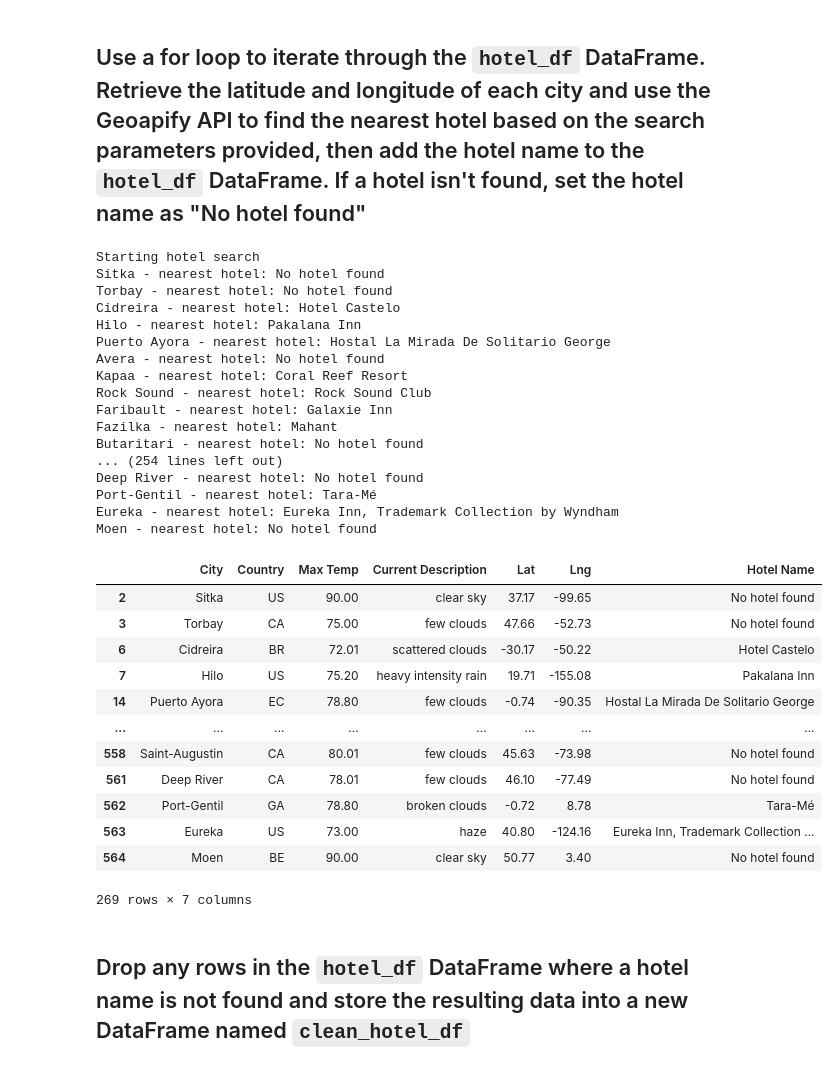
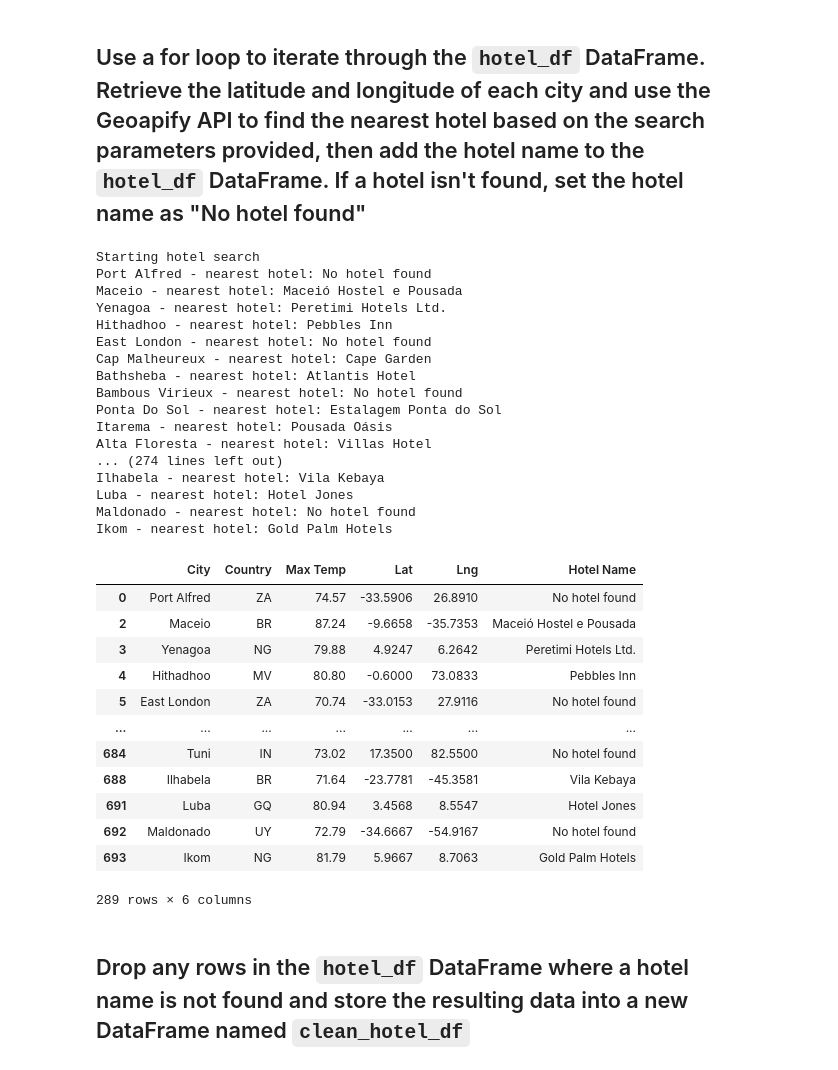
Before and after one commit to motoroid/API_Weather_Database, a Jupyter notebook: vacation_search/Vacation_Search.ipynb, the cells around one changed output. Drawn from its saved outputs; the diff is of its cells as text; code cells hidden in the pictures.

```diff
--- a/vacation_search/Vacation_Search.ipynb
+++ b/vacation_search/Vacation_Search.ipynb
@@ -136,6 +136,6 @@ clean_travel_cities.head()
 ## Use the `copy` Pandas function to create a new DataFrame, called `hotel_df`, by copying the following columns from the `clean_travel_cities` DataFrame: "City", "Country", "Max Temp", "Current Description", "Lat", "Lng"
 # %%
 # Create DataFrame called hotel_df to store hotel names along with city, country, max temp, and coordinates.
-hotel_df = clean_travel_cities.copy()
-columns = ["City", "Country","Max Temp","Current Description","Lat","Lng"]
+hotel_df = clean_travel_cities[["City", "Country","Max Temp","Lat","Lng"]].copy()
+hotel_df.head()
 # %% [output]
@@ -144,8 +149,9 @@ TypeError: 'DataFrame' object is not callable
 ## Add a new empty column named `Hotel Name` to the `hotel_df` DataFrame
 # %%
 # Create a new column "Hotel Name".
-# YOUR CODE HERE
+hotel_df["Hotel Name"]=""
+
 
 # Display sample data
-# YOUR CODE HERE
+hotel_df.head(10)
 # %% [output]
@@ -179,67 +185,67 @@ params = {
 print("Starting hotel search")
 
 # Iterate through the hotel_df DataFrame
 for index, row in hotel_df.iterrows():
     # Get latitude and longitude from DataFrame.
-    latitude = # YOUR CODE HERE
-    longitude = # YOUR CODE HERE
+    latitude = row["Lat"]
+    longitude = row["Lng"]
 
     # Add the current city's latitude and longitude to the params dictionary
     params["filter"] = f"circle:{longitude},{latitude},{radius}"
     params["bias"] = f"proximity:{longitude},{latitude}"
 
     # Set up the base URL for the Geoapify Places API.
     base_url = "https://api.geoapify.com/v2/places"
 
     # Make request and retrieve the JSON data by using the params dictionaty
-    name_address = # YOUR CODE HERE
+    name_address = requests.get(base_url, params=params)
 
     # Convert the API response to JSON format
-    name_address = # YOUR CODE HERE
+    name_address = name_address.json()
 
     # Get the first hotel from the results and store the name, if a hotel isn't found set the hotel name as "No hotel found".
     try:
-        hotel_df.loc[index, "Hotel Name"] = # YOUR CODE HERE
+        hotel_df.loc[index, "Hotel Name"] = name_address["features"][0]["properties"]["name"]
     except (KeyError, IndexError):
         # If no hotel is found, set the hotel name as "No hotel found".
         hotel_df.loc[index, "Hotel Name"] = "No hotel found"
 
     # Log the search results
     print(f"{hotel_df.loc[index, 'City']} - nearest hotel: {hotel_df.loc[index, 'Hotel Name']}")
 
 # Display sample data
 hotel_df
 # %% [output]
 Starting hotel search
-Sitka - nearest hotel: No hotel found
-Torbay - nearest hotel: No hotel found
-Cidreira - nearest hotel: Hotel Castelo
-Hilo - nearest hotel: Pakalana Inn
-Puerto Ayora - nearest hotel: Hostal La Mirada De Solitario George
-Avera - nearest hotel: No hotel found
-Kapaa - nearest hotel: Coral Reef Resort
-Rock Sound - nearest hotel: Rock Sound Club
-Faribault - nearest hotel: Galaxie Inn
-Fazilka - nearest hotel: Mahant
-Butaritari - nearest hotel: No hotel found
-... (254 lines left out)
-Deep River - nearest hotel: No hotel found
-Port-Gentil - nearest hotel: Tara-Mé
-Eureka - nearest hotel: Eureka Inn, Trademark Collection by Wyndham
-Moen - nearest hotel: No hotel found
+Port Alfred - nearest hotel: No hotel found
+Maceio - nearest hotel: Maceió Hostel e Pousada
+Yenagoa - nearest hotel: Peretimi Hotels Ltd.
+Hithadhoo - nearest hotel: Pebbles Inn
+East London - nearest hotel: No hotel found
+Cap Malheureux - nearest hotel: Cape Garden
+Bathsheba - nearest hotel: Atlantis Hotel
+Bambous Virieux - nearest hotel: No hotel found
+Ponta Do Sol - nearest hotel: Estalagem Ponta do Sol
+Itarema - nearest hotel: Pousada Oásis
+Alta Floresta - nearest hotel: Villas Hotel
+... (274 lines left out)
+Ilhabela - nearest hotel: Vila Kebaya
+Luba - nearest hotel: Hotel Jones
+Maldonado - nearest hotel: No hotel found
+Ikom - nearest hotel: Gold Palm Hotels
-|  | City | Country | Max Temp | Current Description | Lat | Lng | Hotel Name |
-| 2 | Sitka | US | 90.00 | clear sky | 37.17 | -99.65 | No hotel found |
-| 3 | Torbay | CA | 75.00 | few clouds | 47.66 | -52.73 | No hotel found |
-| 6 | Cidreira | BR | 72.01 | scattered clouds | -30.17 | -50.22 | Hotel Castelo |
-| 7 | Hilo | US | 75.20 | heavy intensity rain | 19.71 | -155.08 | Pakalana Inn |
-| 14 | Puerto Ayora | EC | 78.80 | few clouds | -0.74 | -90.35 | Hostal La Mirada De Solitario George |
-| ... | ... | ... | ... | ... | ... | ... | ... |
-| 558 | Saint-Augustin | CA | 80.01 | few clouds | 45.63 | -73.98 | No hotel found |
-| 561 | Deep River | CA | 78.01 | few clouds | 46.10 | -77.49 | No hotel found |
-| 562 | Port-Gentil | GA | 78.80 | broken clouds | -0.72 | 8.78 | Tara-Mé |
-| 563 | Eureka | US | 73.00 | haze | 40.80 | -124.16 | Eureka Inn, Trademark Collection ... |
-| 564 | Moen | BE | 90.00 | clear sky | 50.77 | 3.40 | No hotel found |
+|  | City | Country | Max Temp | Lat | Lng | Hotel Name |
+| 0 | Port Alfred | ZA | 74.57 | -33.5906 | 26.8910 | No hotel found |
+| 2 | Maceio | BR | 87.24 | -9.6658 | -35.7353 | Maceió Hostel e Pousada |
+| 3 | Yenagoa | NG | 79.88 | 4.9247 | 6.2642 | Peretimi Hotels Ltd. |
+| 4 | Hithadhoo | MV | 80.80 | -0.6000 | 73.0833 | Pebbles Inn |
+| 5 | East London | ZA | 70.74 | -33.0153 | 27.9116 | No hotel found |
+| ... | ... | ... | ... | ... | ... | ... |
+| 684 | Tuni | IN | 73.02 | 17.3500 | 82.5500 | No hotel found |
+| 688 | Ilhabela | BR | 71.64 | -23.7781 | -45.3581 | Vila Kebaya |
+| 691 | Luba | GQ | 80.94 | 3.4568 | 8.5547 | Hotel Jones |
+| 692 | Maldonado | UY | 72.79 | -34.6667 | -54.9167 | No hotel found |
+| 693 | Ikom | NG | 81.79 | 5.9667 | 8.7063 | Gold Palm Hotels |
-269 rows × 7 columns
+289 rows × 6 columns
 # %% [markdown]
 ## Drop any rows in the `hotel_df` DataFrame where a hotel name is not found and store the resulting data into a new DataFrame named `clean_hotel_df`
 # %%
```
Also changed, not shown: parts of 6 cells of this notebook, 1 other file.
